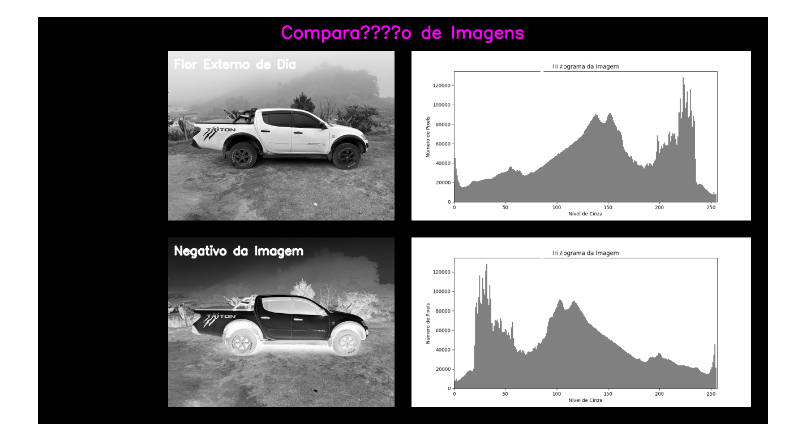
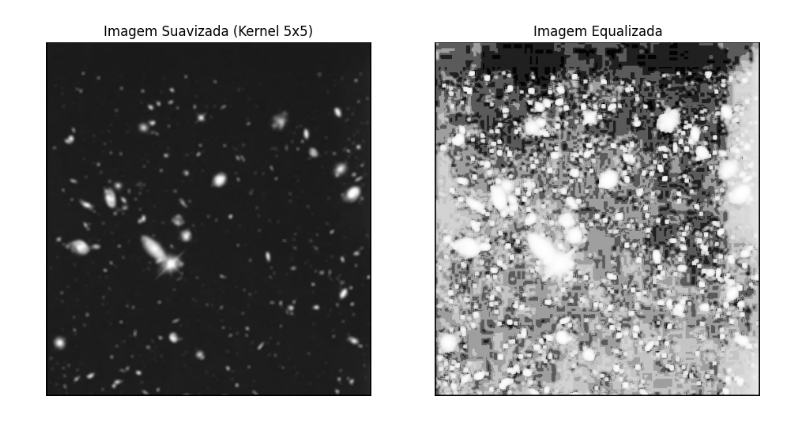
Before and after one commit to laerteluizf/Proc_Imagens_2025_2, a Jupyter notebook: Proc_Imagens_3_Tarefa_6.ipynb, the cells around one changed output. Cells and saved outputs as stored; diff of their text form; code cells hidden in the pictures.

```diff
--- a/Proc_Imagens_3_Tarefa_6.ipynb
+++ b/Proc_Imagens_3_Tarefa_6.ipynb
@@ -470,31 +60,12 @@ def histograma(imagem):
-# %%
-#caminho_img1 = 'C:/Users/Laerte/Desktop/Proc de Imagens/carro_o_d_5.jpeg'
-#caminho_img2 = 'C:/Users/Laerte/Desktop/Proc de Imagens/flor_i_d_5.jpeg'
-caminho_img1 = '/content/drive/MyDrive/Proc de Imagens 2025 2/Imagem Cinza/carro_i_d_5.jpeg'
-caminho_img2 = '/content/drive/MyDrive/Proc de Imagens 2025 2/Imagem Cinza/carro_i_d_5.jpeg'
-#caminho_img3 = 'C:/Users/Laerte/Desktop/Proc de Imagens/flor_o_d_5.jpeg'
-#caminho_img4 = 'C:/Users/Laerte/Desktop/Proc de Imagens/flor_o_d_5.jpeg'
-
-
-#img1 = cv2.imread(caminho_img1, cv2.IMREAD_COLOR)
-
-img1 = cv2.imread(caminho_img1, 0)
-legenda1 = 'Flor Externo de Dia'
-img2 = histograma(img1)
-legenda2 = 'Histograma da Imagem'
-img3 = converte_negativo(img1)
-legenda3 = 'Negativo da Imagem'
-img4 = histograma(img3)
-legenda4 = 'Histograma da Imagem'
-
-
-#img2 = cv2.imread(caminho_img2, cv2.IMREAD_COLOR)
-#legenda2 = 'Carro Externo Noite'
-#img3 = cv2.imread(caminho_img3, cv2.IMREAD_COLOR)
-#legenda3 = 'Carro interno Dia'
-#img4 = cv2.imread(caminho_img4, cv2.IMREAD_COLOR)
-#legenda4 = 'Carro interno Noite'
-
-mostrar_4_imagens(img1, legenda1, img2, legenda2, img3, legenda3, img4, legenda4)
-# %% [output]
-[figure, removed]
+# %%
+# --- Execução do programa ---
+
+caminho_imgagem = '/content/drive/MyDrive/Proc de Imagens 2025 2/Atividade 6/FIG033~2.TIF'
+
+imagem_ori = cv2.imread(caminho_imgagem, 0)
+
+tamanho_kernel = 5
+
+aplicar_filtro_media_suavizar(imagem_ori, tamanho_kernel)
+# %% [output]
+[figure, added]
```
Also changed, not shown: parts of 8 cells of this notebook.
